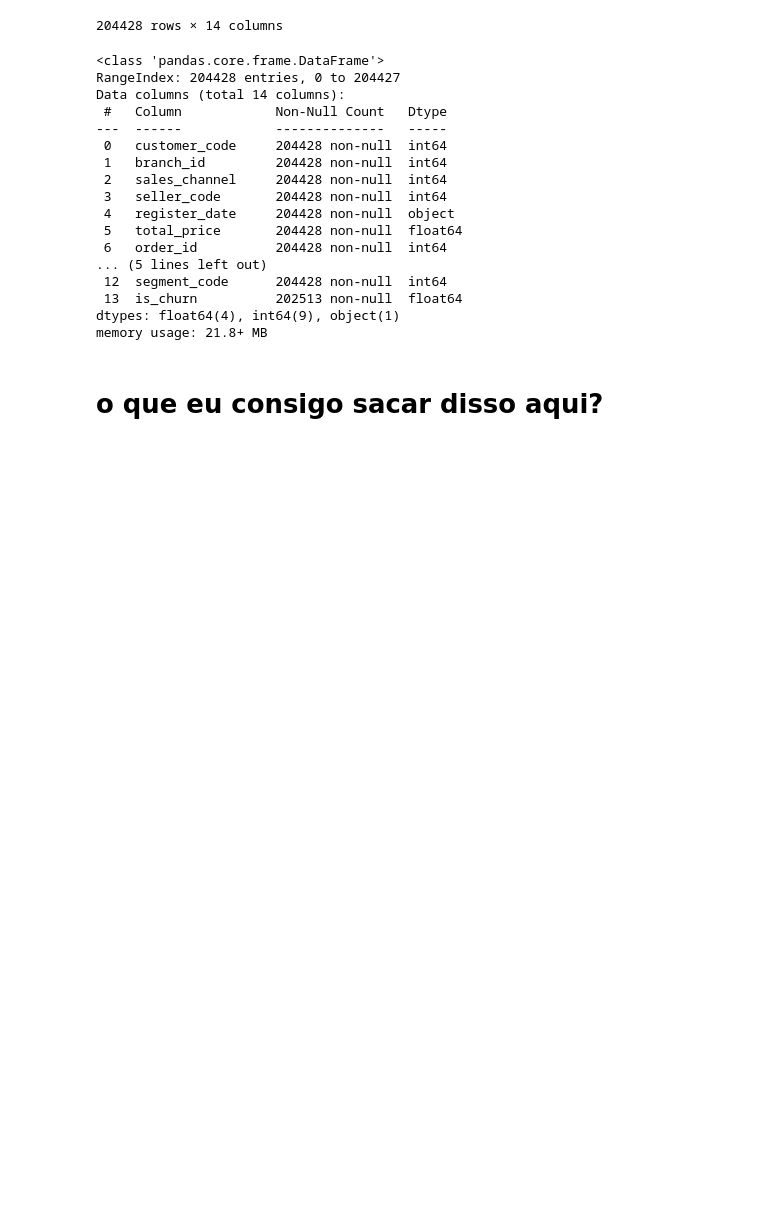
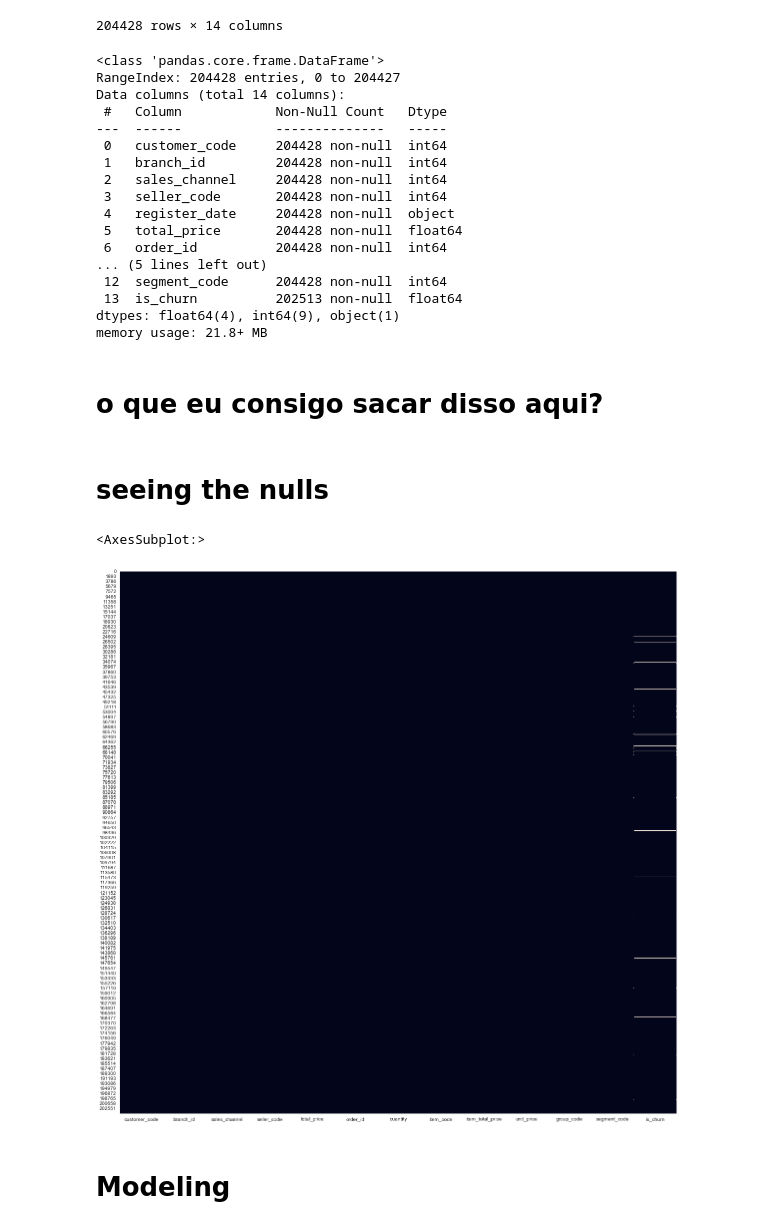
Before and after one commit to PedrooFelix/AMBEV-Case, a Jupyter notebook: AMBEV/Ambev-Solutions.ipynb, the cells around one changed output. Drawn from its saved outputs; the diff is of its cells as text; code cells hidden in the pictures; blank space fills up the shorter version.

Commit message:
Model
Started to modeling the data.

```diff
--- a/AMBEV/Ambev-Solutions.ipynb
+++ b/AMBEV/Ambev-Solutions.ipynb
@@ -38,6 +52,8 @@ Data columns (total 14 columns):
  13  is_churn          202513 non-null  float64
 dtypes: float64(4), int64(9), object(1)
 memory usage: 21.8+ MB
+# %%
+x['register_date']=x['register_date'].astype('datetime64')
 # %% [markdown]
 # o que eu consigo sacar disso aqui?
 # %%
@@ -46,0 +65,9 @@ memory usage: 21.8+ MB
+# %% [markdown]
+# seeing the nulls
+# %%
+#seeing the null values with a graph
+sns.set({'figure.figsize':(20,20)})
+sns.heatmap(x.isnull(),cbar=False)
+# %% [output]
+<AxesSubplot:>
+[figure, added]
@@ -46,0 +76,2 @@ memory usage: 21.8+ MB
+# %% [markdown]
+# Modeling
```
Also changed, not shown: parts of 37 cells of this notebook.
